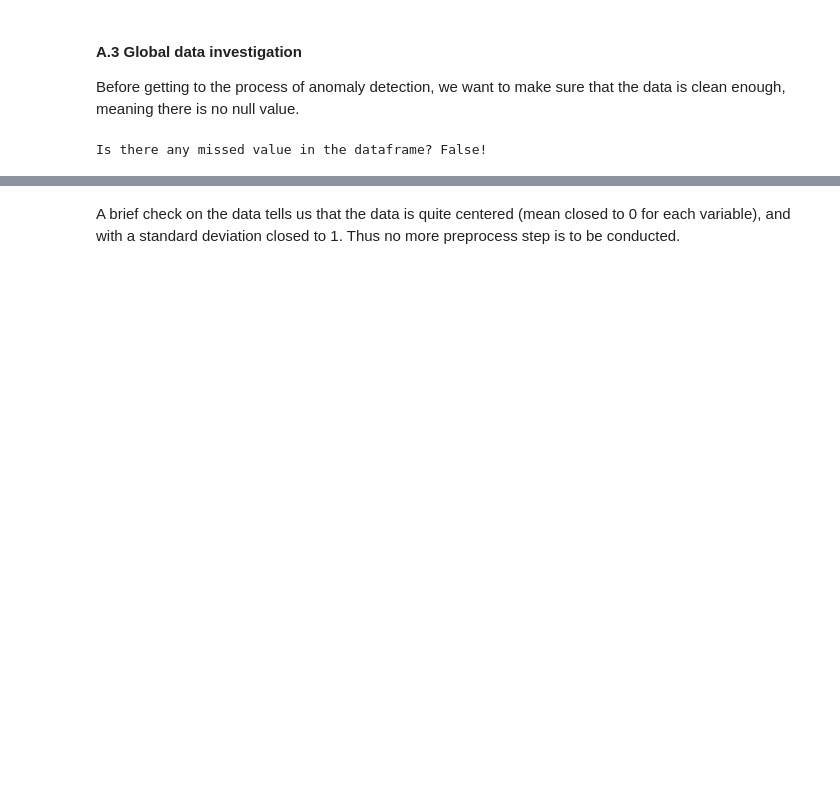
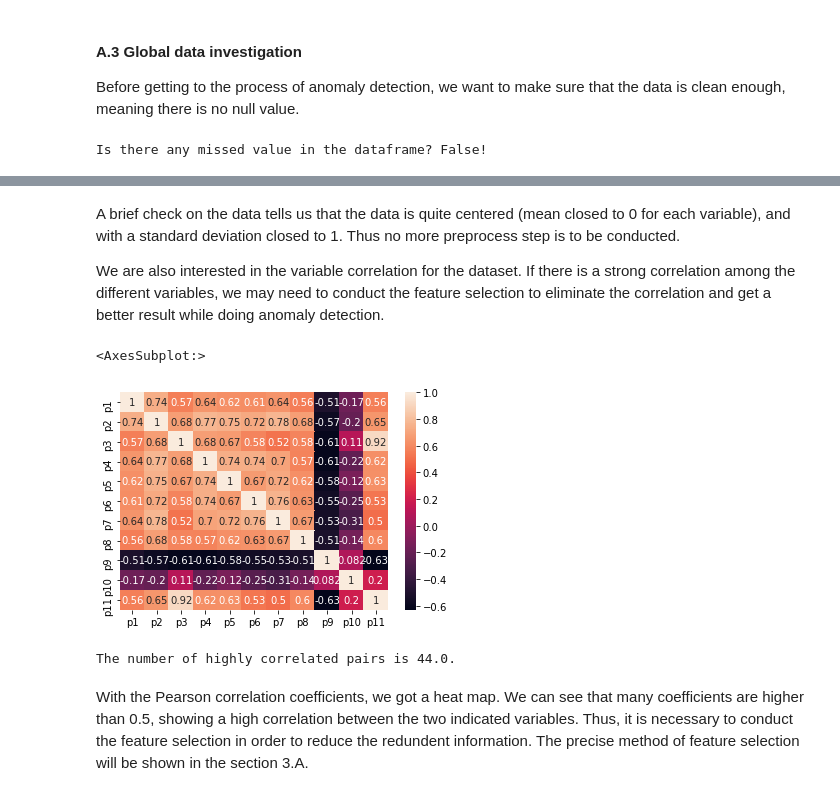
Before and after one commit to Ziqing-WU/AML-Outlier-BE, a Jupyter notebook: Report.ipynb, the cells around one changed output, grey strips where cells are left out. Drawn from its saved outputs; the diff is of its cells as text; code cells hidden in the pictures; blank space fills up the shorter version.

Commit message:
dim reduc

```diff
--- a/Report.ipynb
+++ b/Report.ipynb
@@ -147,6 +147,20 @@ dataset_no1anomaly.describe()
 | max | 5.013899 | 6.260782 | 8.652950 | 8.359670 | 6.424227 | 5.638259 | 3.735957 | 4.667058 | 8.203706 | 5.597387 | 9.204384 |
 # %% [markdown]
 A brief check on the data tells us that the data is quite centered (mean closed to 0 for each variable), and with a standard deviation closed to 1. Thus no more preprocess step is to be conducted.
+
+We are also interested in the variable correlation for the dataset. If there is a strong correlation among the different variables, we may need to conduct the feature selection to eliminate the correlation and get a better result while doing anomaly detection.
+# %%
+sns.heatmap(dataset_no1anomaly.corr(method = 'pearson'), annot = True)
+# %% [output]
+<AxesSubplot:>
+[figure, added]
+# %%
+corr = dataset_no1anomaly.corr(method = 'pearson')
+print(f'The number of highly correlated pairs is {(corr[np.abs(corr)>0.5].count().sum()-11)/2}.')
+# %% [output]
+The number of highly correlated pairs is 44.0.
+# %% [markdown]
+With the Pearson correlation coefficients, we got a heat map. We can see that many coefficients are higher than 0.5, showing a high correlation between the two indicated variables. Thus, it is necessary to conduct the feature selection in order to reduce the redundent information. The precise method of feature selection will be shown in the section 3.A.
 # %% [markdown]
 ### B. <a id="sec2-2"></a>Problem description
 The problem can be divided into some subproblems:
```
Also changed, not shown: parts of 11 cells of this notebook.
